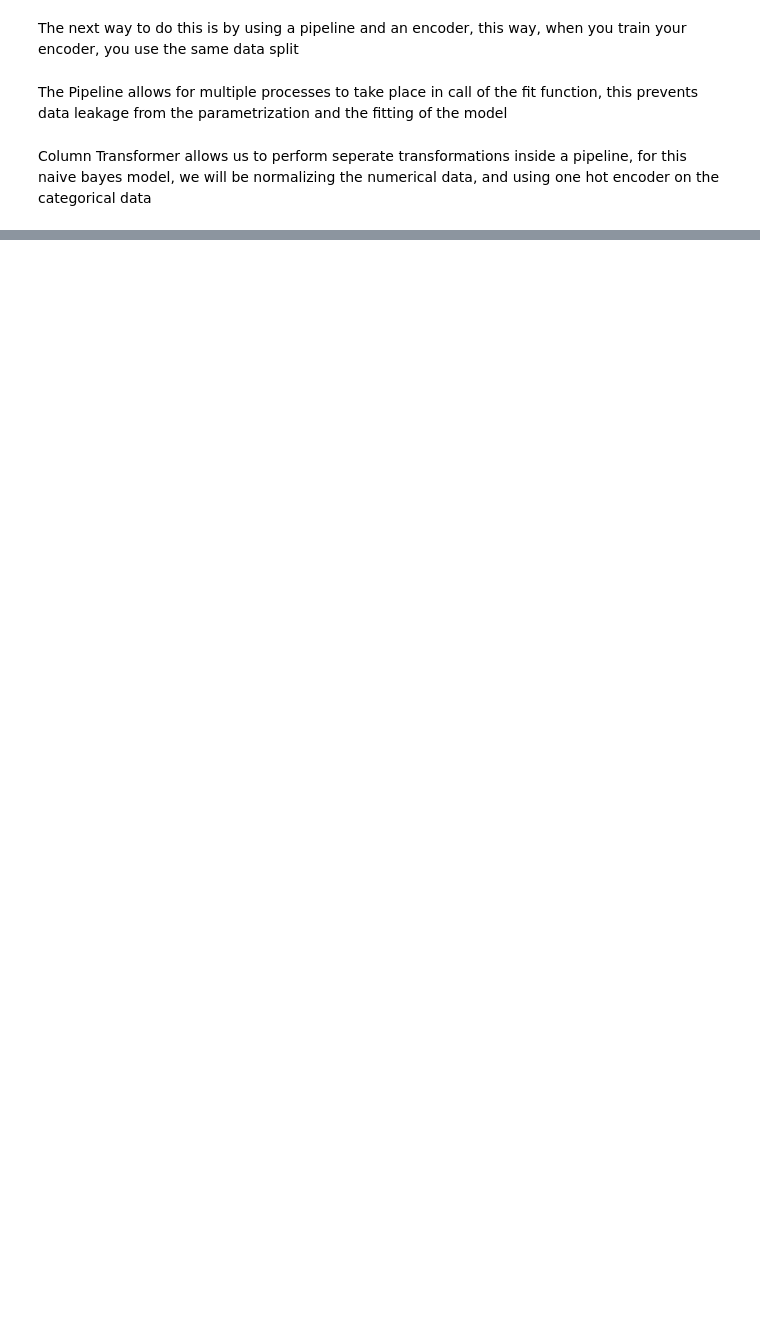
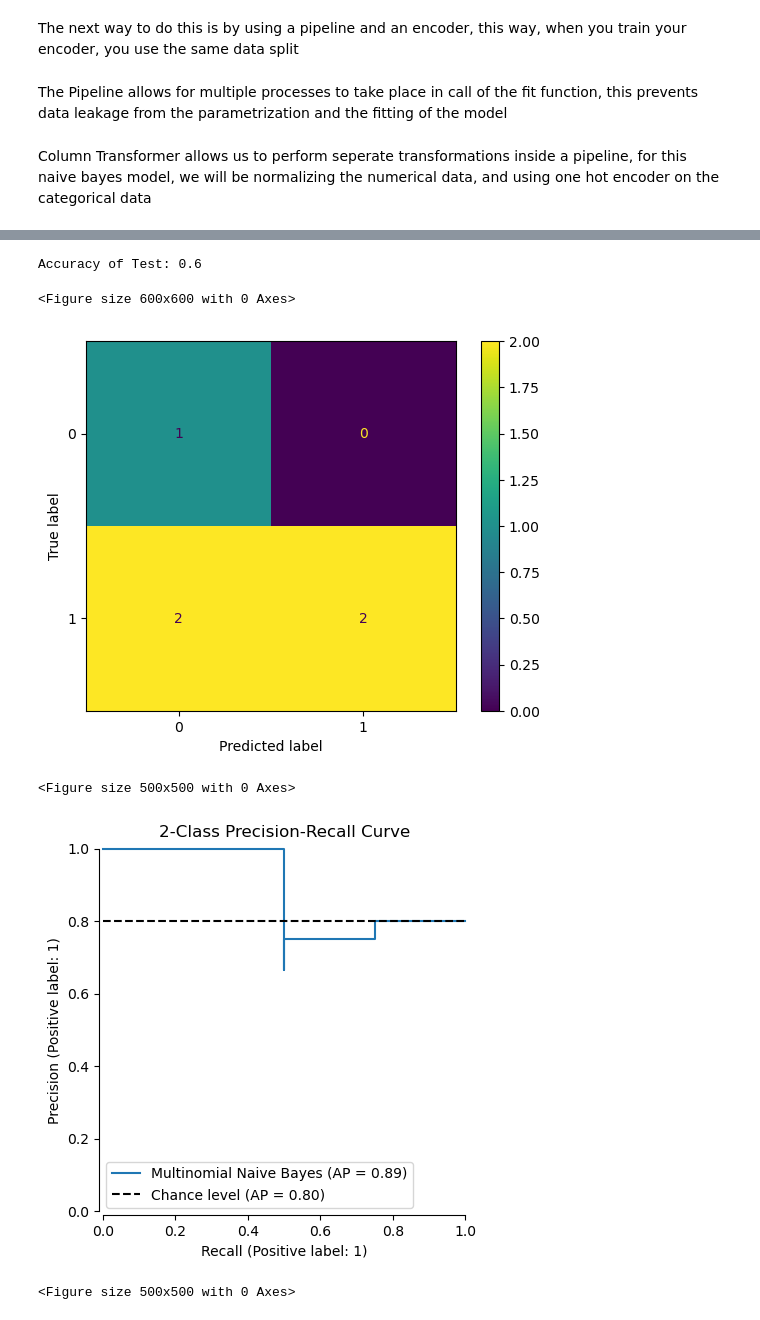
Before and after one commit to pavobravo11/scikit-learn-modules, a Jupyter notebook: 2. Naive_Bayes/1. Bayes_Theorem.ipynb, the cells around one changed output, grey strips where cells are left out. Drawn from its saved outputs; the diff is of its cells as text; code cells hidden in the pictures; blank space fills up the shorter version.

```diff
--- a/2. Naive_Bayes/1. Bayes_Theorem.ipynb
+++ b/2. Naive_Bayes/1. Bayes_Theorem.ipynb
@@ -190,0 +351,14 @@ pipe = Pipeline([
+# %%
+from sklearn.naive_bayes import MultinomialNB
+from sklearn.preprocessing import KBinsDiscretizer, OneHotEncoder
+from sklearn.pipeline import Pipeline
+from sklearn.compose import ColumnTransformer
+from sklearn.model_selection import GridSearchCV, train_test_split
+
+golf = pd.read_csv('../Class_Data/golf.csv')
+golf['Play'] = golf['Play'].map({'yes': 1, 'no': 0})
+
+X = golf.drop('Play', axis=1)
+y = golf['Play']
+
+X, y
@@ -190,0 +429,51 @@ pipe = Pipeline([
+# %%
+from sklearn.metrics import (
+    accuracy_score,
+    confusion_matrix,
+    ConfusionMatrixDisplay,
+    PrecisionRecallDisplay,
+    RocCurveDisplay
+)
+import matplotlib.pyplot as pyplot
+
+y_pred = pipe.predict(X_test)
+
+print("Accuracy of Test:", accuracy_score(y_test, y_pred))
+
+m = confusion_matrix(
+    y_test,
+    y_pred,
+    labels=pipe.classes_
+)
+
+plt.figure(figsize=(6, 6))
+cm_disp = ConfusionMatrixDisplay(
+    confusion_matrix=m,
+    display_labels=pipe.classes_
+)
+cm_disp.plot()
+plt.show()
+
+plt.figure(figsize=(5, 5))
+pr_disp = PrecisionRecallDisplay.from_estimator(
+    estimator=pipe,
+    X=X_test,
+    y=y_test,
+    name="Multinomial Naive Bayes",
+    plot_chance_level=True,
+    despine=True
+)
+
+_ = pr_disp.ax_.set_title("2-Class Precision-Recall Curve")
+plt.show()
+
+plt.figure(figsize=(5, 5))
+RocCurveDisplay.from_predictions(y_test, y_pred, plot_chance_level=True)
+plt.show()
+# %% [output]
+Accuracy of Test: 0.6
+<Figure size 600x600 with 0 Axes>
+[figure, added]
+<Figure size 500x500 with 0 Axes>
+[figure, added]
+<Figure size 500x500 with 0 Axes>
```
Also changed, not shown: parts of 19 cells of this notebook.
